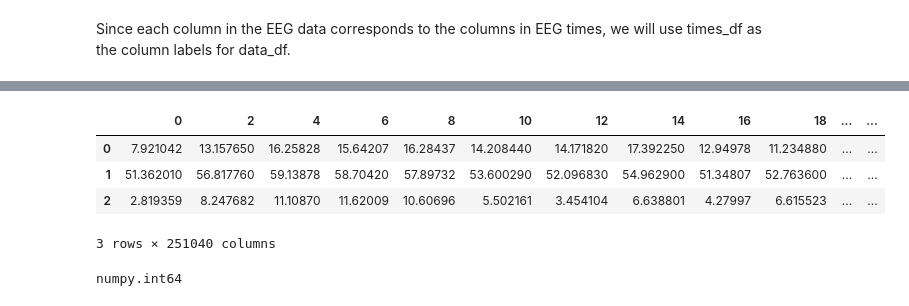
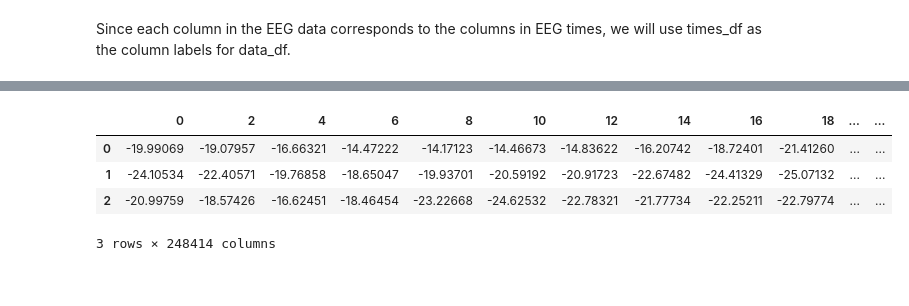
Before and after one commit to m1kwok/COGS189_Final_Project, a Jupyter notebook: Data_Filtering.ipynb, the cells around one changed output, grey strips where cells are left out. Saved outputs shown, nothing was run; the diff lists cells and outputs as text; code cells hidden in the pictures.

```diff
--- a/Data_Filtering.ipynb
+++ b/Data_Filtering.ipynb
@@ -53,8 +32,0 @@ events = pd.read_csv('Data/592e.csv')
-# %%
-data
-# %% [output]
-|  | 0 | 2 | 4 | 6 | 8 | 10 | 12 | 14 | 16 | 18 | ... | ... |
-| 0 | 7.921042 | 13.157650 | 16.25828 | 15.64207 | 16.28437 | 14.208440 | 14.171820 | 17.392250 | 12.94978 | 11.234880 | ... | ... |
-| 1 | 51.362010 | 56.817760 | 59.13878 | 58.70420 | 57.89732 | 53.600290 | 52.096830 | 54.962900 | 51.34807 | 52.763600 | ... | ... |
-| 2 | 2.819359 | 8.247682 | 11.10870 | 11.62009 | 10.60696 | 5.502161 | 3.454104 | 6.638801 | 4.27997 | 6.615523 | ... | ... |
-3 rows × 251040 columns
@@ -63,11 +33,15 @@ events['type'] = events['type'].astype(str)
+# %%
+data_t
+# %% [output]
+|  | 0 | 2 | 4 | 6 | 8 | 10 | 12 | 14 | 16 | 18 | ... | ... |
+| 0 | -19.99069 | -19.07957 | -16.66321 | -14.47222 | -14.17123 | -14.46673 | -14.83622 | -16.20742 | -18.72401 | -21.41260 | ... | ... |
+| 1 | -24.10534 | -22.40571 | -19.76858 | -18.65047 | -19.93701 | -20.59192 | -20.91723 | -22.67482 | -24.41329 | -25.07132 | ... | ... |
+| 2 | -20.99759 | -18.57426 | -16.62451 | -18.46454 | -23.22668 | -24.62532 | -22.78321 | -21.77734 | -22.25211 | -22.79774 | ... | ... |
+3 rows × 248414 columns
 # %%
 eyes_closed = ['1', '3', '5']
 eyes_open = ['2', '4', '6']
 fs = 500
 epoch_s = 0
 epoch_e = 500
-# %%
-type(events['type'][0])
-# %% [output]
-numpy.int64
 # %%
```
Also changed, not shown: parts of 18 cells of this notebook.
